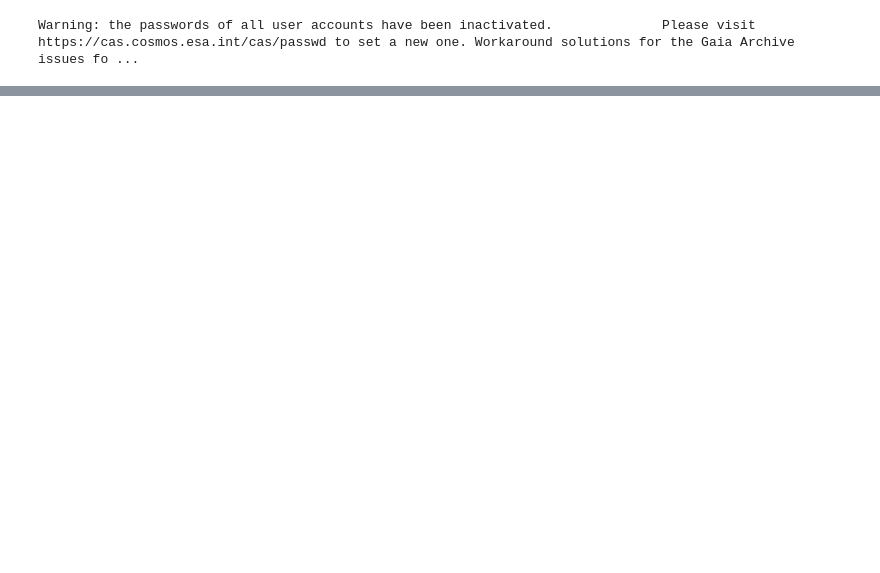
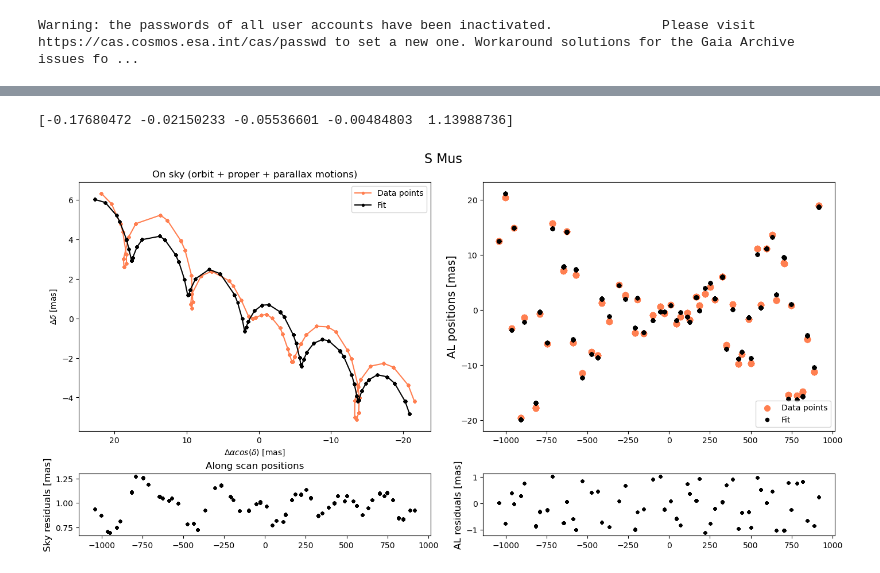
Before and after one commit to katsivkova/simbinary, a Jupyter notebook: examples/example.ipynb, the cells around one changed output, grey strips where cells are left out. Drawn from its saved outputs; the diff is of its cells as text; code cells hidden in the pictures; blank space fills up the shorter version.

```diff
--- a/examples/example.ipynb
+++ b/examples/example.ipynb
@@ -52 +44,6 @@ sb.PlotSim(plot_dir) # plot. plot_dir is optional
+# %%
+sb.PlotSSfit() # Single Star fit to data
+# %% [output]
+[-0.17680472 -0.02150233 -0.05536601 -0.00484803  1.13988736]
+[figure, added]
 # %%
```
Also changed, not shown: parts of 11 cells of this notebook, 2 other files.
